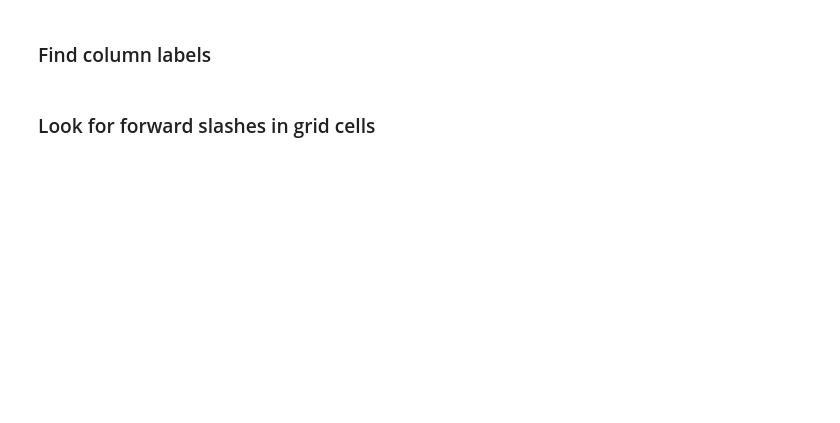
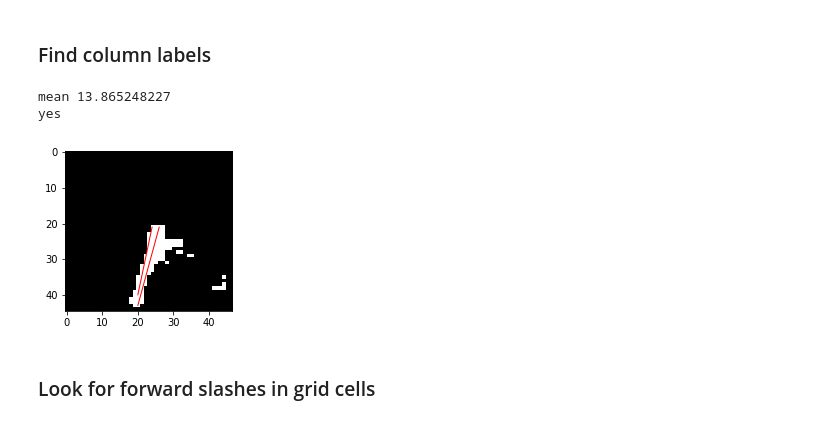
Before and after one commit to rafelafrance/boyd-bird-journal, a Jupyter notebook: experiments_for_boyd_journal_extraction.ipynb, the cells around one changed output. Cells and saved outputs as stored; diff of their text form; code cells hidden in the pictures; blank space fills up the shorter version.

```diff
--- a/experiments_for_boyd_journal_extraction.ipynb
+++ b/experiments_for_boyd_journal_extraction.ipynb
@@ -579,28 +583,32 @@ def show_month_grid(mon):
 # %% [markdown]
 ### Find column labels
 # %%
-@interact(mon=(0, len(months) - 1), col=(0, 35))
+# @interact(mon=(0, len(months) - 1), col=(0, 35))
 def draw_column_header_interior(mon, col):
     month = months[mon]
     col = -1 if col >= len(month.cells[0]) else col
 
     cell = month.cells[0][col]
     interior = cell.interior(crop=Cell.crop)
 
     mean = np.mean(interior)
     print('mean', mean)
-    print('proper shape {}'.format(cell.width / cell.height < 2))
-    print('proper size {}'.format(cell.width > 8 and cell.height > 8))
+    # print('proper shape {}'.format(cell.width / cell.height < 2))
+    # print('proper size {}'.format(cell.width > 8 and cell.height > 8))
     print('yes' if cell.is_col_label() else '')
 
     fig, ax = plt.subplots(figsize=(3, 3))
     ax.imshow(interior, cmap=plt.cm.gray)
 
     lines = cell.has_line()
     for ((x0, y0), (x1, y1)) in lines:
         ax.plot((x0, x1), (y0, y1), '-r', linewidth=1)
 
-# draw_column_header_interior(0, 1)
+draw_column_header_interior(0, 1)
+# %% [output]
+mean 13.865248227
+yes
+[figure, added]
 # %% [markdown]
 ### Look for forward slashes in grid cells
 # %%
```
Also changed, not shown: parts of 15 cells of this notebook, 1 other file.
